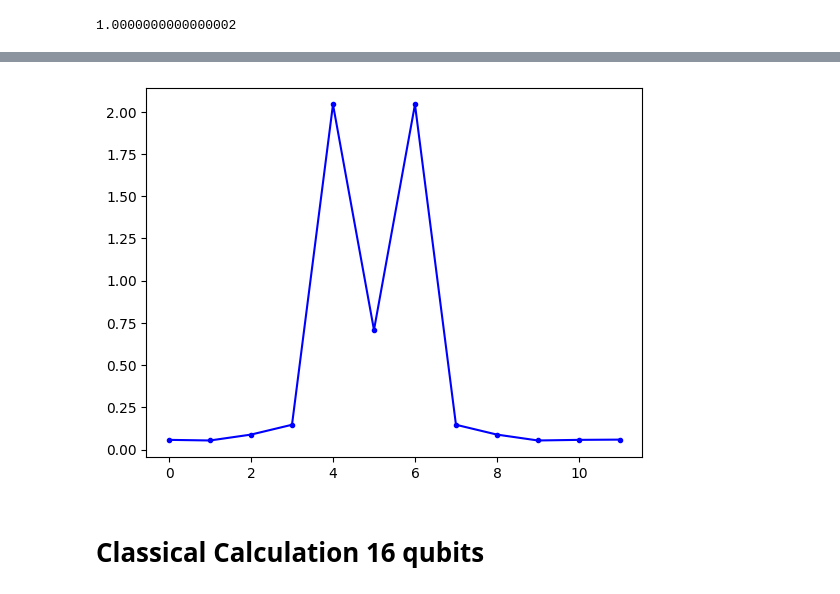
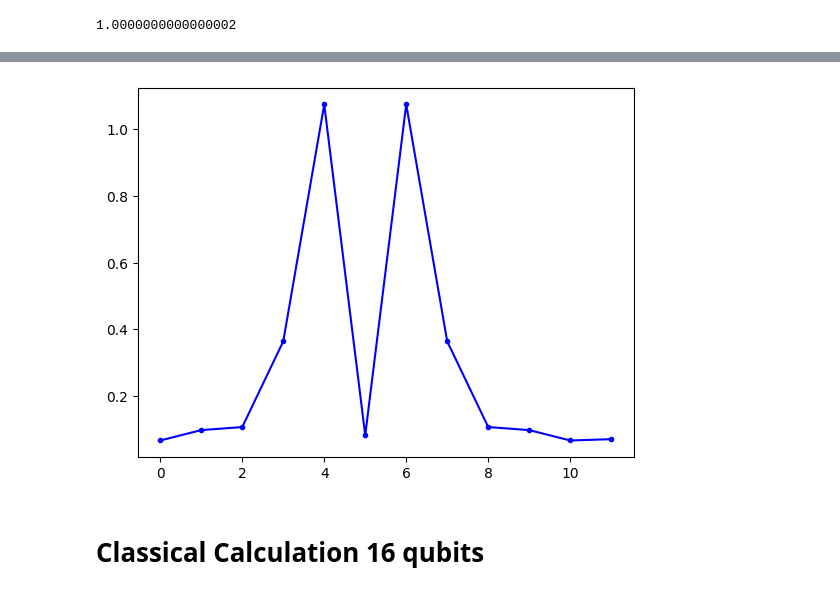
Before and after one commit to zhiyaol/string-breaking, a Jupyter notebook: Flow.ipynb, the cells around one changed output, grey strips where cells are left out. Cells and saved outputs as stored; diff of their text form; code cells hidden in the pictures.

```diff
--- a/Flow.ipynb
+++ b/Flow.ipynb
@@ -110,11 +110,11 @@ plt.show()
 # %%
 # Time evolution. Evolve with e^(-iHt)
 
-final_state_3 = sp.sparse.linalg.expm_multiply(-1j * Hf * 3,initial)
+final_state_3 = sp.sparse.linalg.expm_multiply(-1j * Hf * 5,initial)
 
 plot_E_per_site(final_state_3,nQQ)
 # %% [output]
-[figure, old version]
+[figure, new version]
 # %% [markdown]
 # Classical Calculation 16 qubits
 # %%
```
Also changed, not shown: parts of 9 cells of this notebook, 1 other file.
